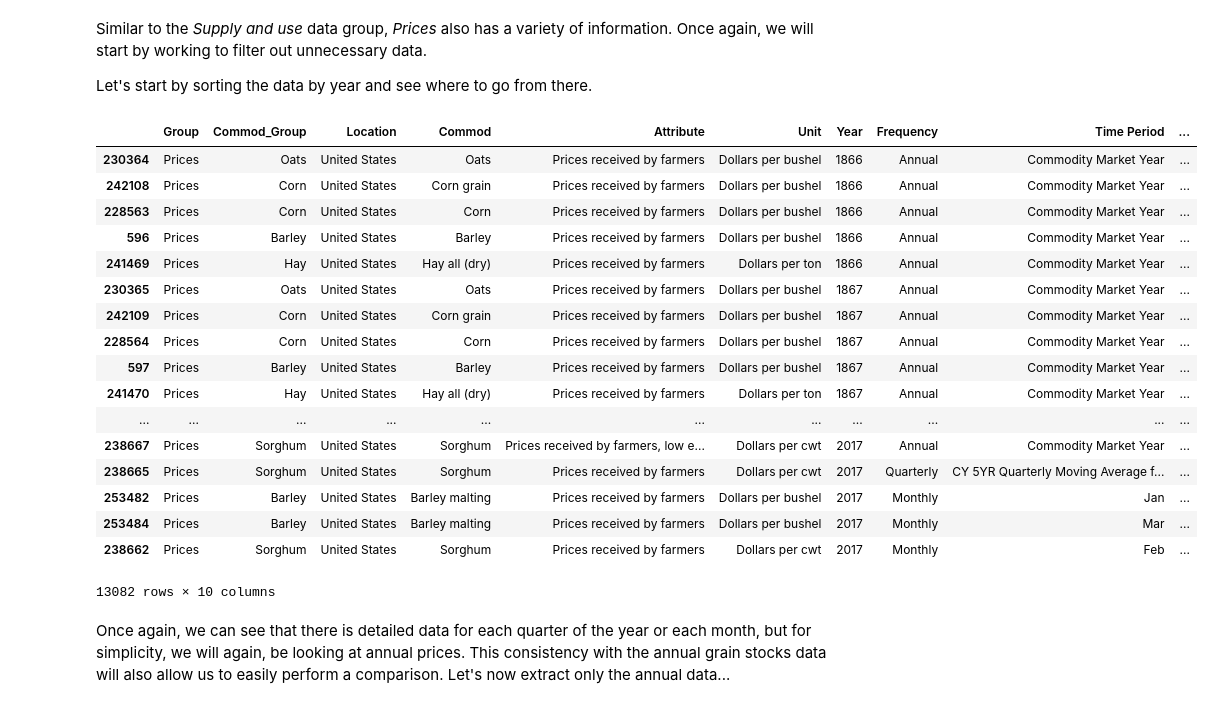
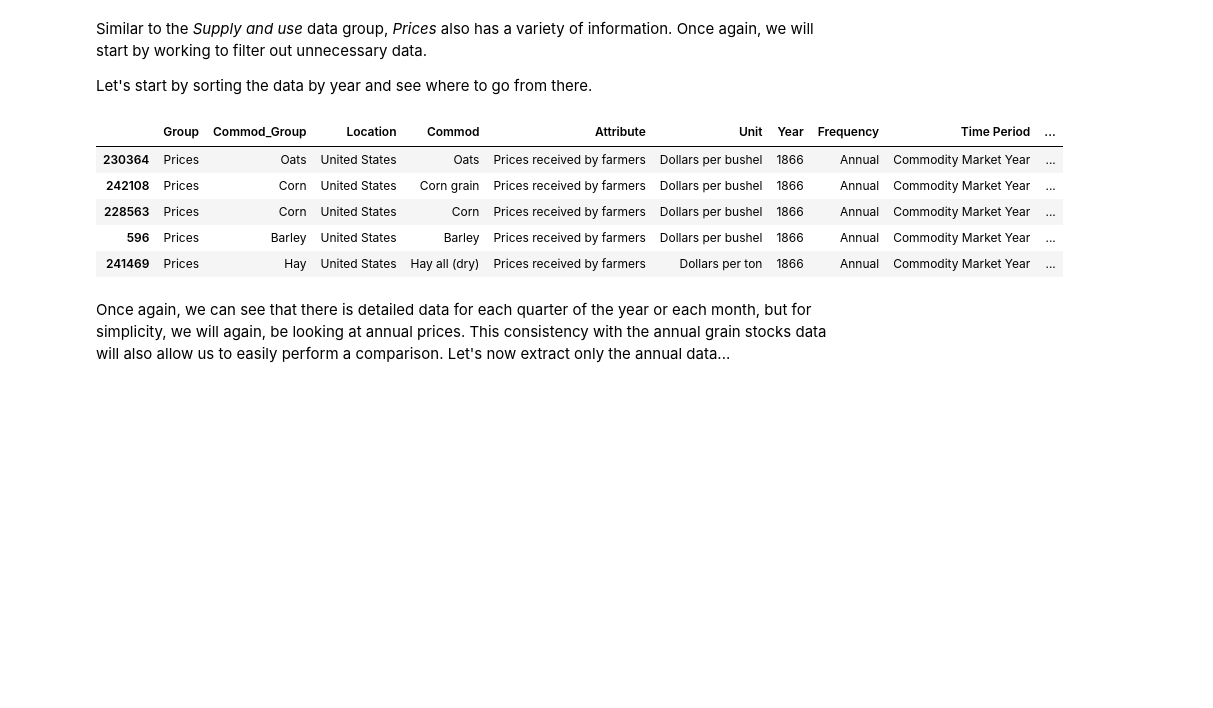
Before and after one commit to JeffreyWang98/JeffreyWang98.github.io, a Jupyter notebook: Grains.ipynb, the cells around one changed output. Drawn from its saved outputs; the diff is of its cells as text; code cells hidden in the pictures; blank space fills up the shorter version.

Commit message:
[update] fixed printing tables
now printing head for everything

```diff
--- a/Grains.ipynb
+++ b/Grains.ipynb
@@ -252,26 +252,14 @@ Let's start by sorting the data by year and see where to go from there.
 # %%
 p = data['Prices']
 p = p.sort_values(by='Year')
-p
+p.head()
 # %% [output]
 |  | Group | Commod_Group | Location | Commod | Attribute | Unit | Year | Frequency | Time Period | ... |
 | 230364 | Prices | Oats | United States | Oats | Prices received by farmers | Dollars per bushel | 1866 | Annual | Commodity Market Year | ... |
 | 242108 | Prices | Corn | United States | Corn grain | Prices received by farmers | Dollars per bushel | 1866 | Annual | Commodity Market Year | ... |
 | 228563 | Prices | Corn | United States | Corn | Prices received by farmers | Dollars per bushel | 1866 | Annual | Commodity Market Year | ... |
 | 596 | Prices | Barley | United States | Barley | Prices received by farmers | Dollars per bushel | 1866 | Annual | Commodity Market Year | ... |
 | 241469 | Prices | Hay | United States | Hay all (dry) | Prices received by farmers | Dollars per ton | 1866 | Annual | Commodity Market Year | ... |
-| 230365 | Prices | Oats | United States | Oats | Prices received by farmers | Dollars per bushel | 1867 | Annual | Commodity Market Year | ... |
-| 242109 | Prices | Corn | United States | Corn grain | Prices received by farmers | Dollars per bushel | 1867 | Annual | Commodity Market Year | ... |
-| 228564 | Prices | Corn | United States | Corn | Prices received by farmers | Dollars per bushel | 1867 | Annual | Commodity Market Year | ... |
-| 597 | Prices | Barley | United States | Barley | Prices received by farmers | Dollars per bushel | 1867 | Annual | Commodity Market Year | ... |
-| 241470 | Prices | Hay | United States | Hay all (dry) | Prices received by farmers | Dollars per ton | 1867 | Annual | Commodity Market Year | ... |
-| ... | ... | ... | ... | ... | ... | ... | ... | ... | ... | ... |
-| 238667 | Prices | Sorghum | United States | Sorghum | Prices received by farmers, low e... | Dollars per cwt | 2017 | Annual | Commodity Market Year | ... |
-| 238665 | Prices | Sorghum | United States | Sorghum | Prices received by farmers | Dollars per cwt | 2017 | Quarterly | CY 5YR Quarterly Moving Average f... | ... |
-| 253482 | Prices | Barley | United States | Barley malting | Prices received by farmers | Dollars per bushel | 2017 | Monthly | Jan | ... |
-| 253484 | Prices | Barley | United States | Barley malting | Prices received by farmers | Dollars per bushel | 2017 | Monthly | Mar | ... |
-| 238662 | Prices | Sorghum | United States | Sorghum | Prices received by farmers | Dollars per cwt | 2017 | Monthly | Feb | ... |
-13082 rows × 10 columns
 # %% [markdown]
 Once again, we can see that there is detailed data for each quarter of the year or each month, but for simplicity, we will again, be looking at annual prices. This consistency with the annual grain stocks data will also allow us to easily perform a comparison. Let's now extract only the annual data...
 # %%
```
Also changed, not shown: parts of 3 cells of this notebook, 1 other file.
